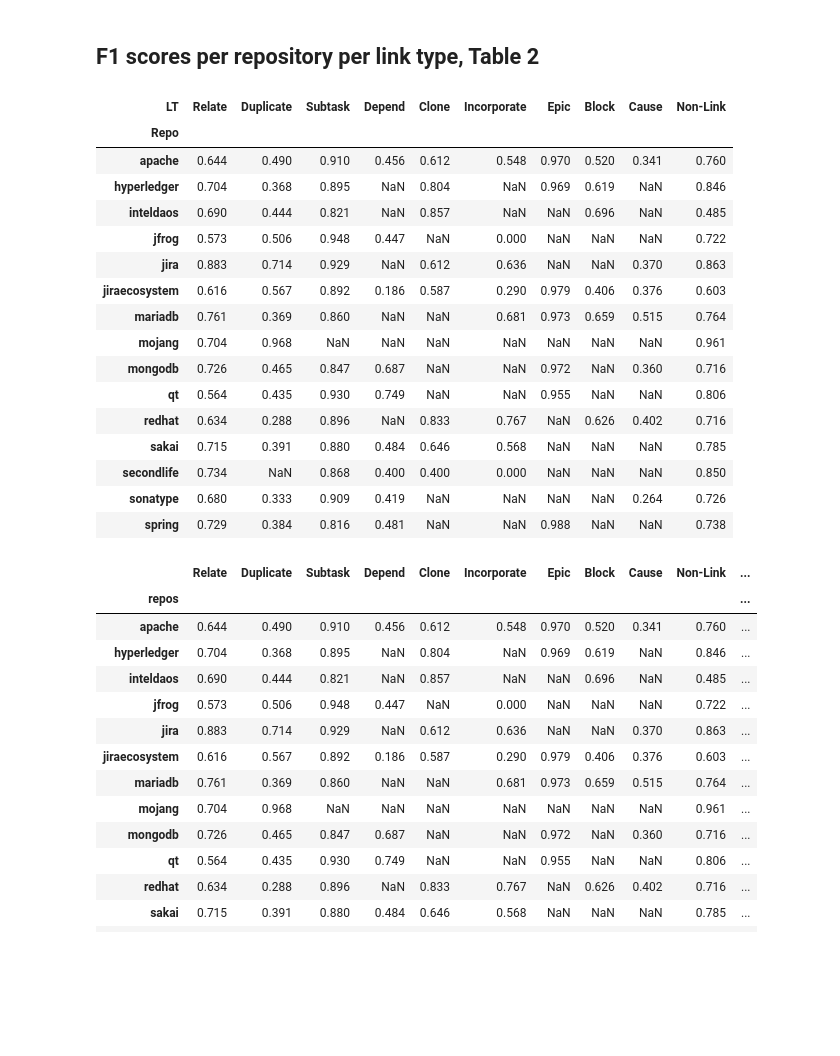
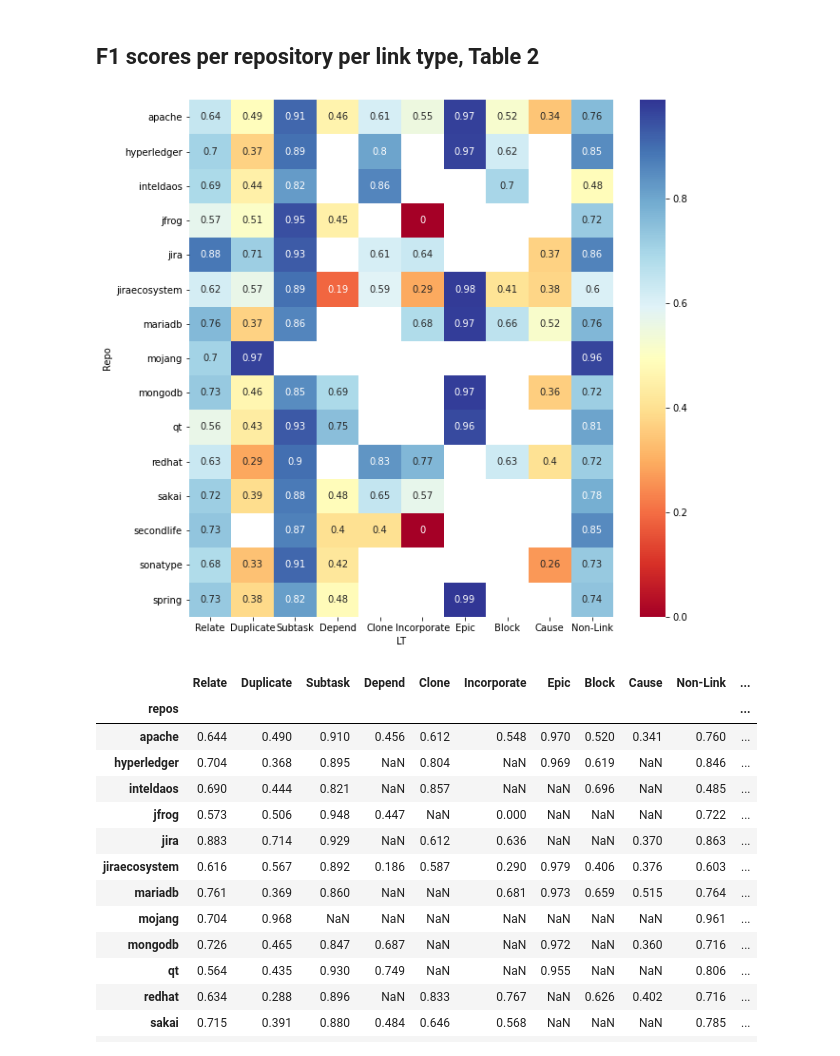
Before and after one commit to RegenKordel/LYNX-TypedLinkDetection, a Jupyter notebook: BERT_results_correlations.ipynb, the cells around one changed output. Drawn from its saved outputs; the diff is of its cells as text; code cells hidden in the pictures; blank space fills up the shorter version.

```diff
--- a/BERT_results_correlations.ipynb
+++ b/BERT_results_correlations.ipynb
@@ -589,28 +589,15 @@ fig.savefig('pics/LT_Share.png')
 # %%
 repo_lt_performance_df = pd.pivot_table(lt_ov, values='F1', index=['Repo'],
                     columns=['LT'], aggfunc=np.sum)[['Relate', 'Duplicate', 'Subtask',
                                                            'Depend', 'Clone', 'Incorporate',
                                                            'Epic', 'Block', 'Cause', 'Non-Link']]
 
-round(repo_lt_performance_df, 3)
+fig = plt.figure(figsize=(10,10))
+sns.heatmap(repo_lt_performance_df, cmap="RdYlBu", annot=True)
+
+fig.savefig('pics/Repo_F1.png')
 # %% [output]
-| LT | Relate | Duplicate | Subtask | Depend | Clone | Incorporate | Epic | Block | Cause | Non-Link |
-| Repo |  |  |  |  |  |  |  |  |  |  |
-| apache | 0.644 | 0.490 | 0.910 | 0.456 | 0.612 | 0.548 | 0.970 | 0.520 | 0.341 | 0.760 |
-| hyperledger | 0.704 | 0.368 | 0.895 | NaN | 0.804 | NaN | 0.969 | 0.619 | NaN | 0.846 |
-| inteldaos | 0.690 | 0.444 | 0.821 | NaN | 0.857 | NaN | NaN | 0.696 | NaN | 0.485 |
-| jfrog | 0.573 | 0.506 | 0.948 | 0.447 | NaN | 0.000 | NaN | NaN | NaN | 0.722 |
-| jira | 0.883 | 0.714 | 0.929 | NaN | 0.612 | 0.636 | NaN | NaN | 0.370 | 0.863 |
-| jiraecosystem | 0.616 | 0.567 | 0.892 | 0.186 | 0.587 | 0.290 | 0.979 | 0.406 | 0.376 | 0.603 |
-| mariadb | 0.761 | 0.369 | 0.860 | NaN | NaN | 0.681 | 0.973 | 0.659 | 0.515 | 0.764 |
-| mojang | 0.704 | 0.968 | NaN | NaN | NaN | NaN | NaN | NaN | NaN | 0.961 |
-| mongodb | 0.726 | 0.465 | 0.847 | 0.687 | NaN | NaN | 0.972 | NaN | 0.360 | 0.716 |
-| qt | 0.564 | 0.435 | 0.930 | 0.749 | NaN | NaN | 0.955 | NaN | NaN | 0.806 |
-| redhat | 0.634 | 0.288 | 0.896 | NaN | 0.833 | 0.767 | NaN | 0.626 | 0.402 | 0.716 |
-| sakai | 0.715 | 0.391 | 0.880 | 0.484 | 0.646 | 0.568 | NaN | NaN | NaN | 0.785 |
-| secondlife | 0.734 | NaN | 0.868 | 0.400 | 0.400 | 0.000 | NaN | NaN | NaN | 0.850 |
-| sonatype | 0.680 | 0.333 | 0.909 | 0.419 | NaN | NaN | NaN | NaN | 0.264 | 0.726 |
-| spring | 0.729 | 0.384 | 0.816 | 0.481 | NaN | NaN | 0.988 | NaN | NaN | 0.738 |
+[figure, added]
 # %%
 repo_lt_perf_f1_df = repo_lt_performance_df.merge(stat_df[['repos', 'means', 'w_means']], left_on='Repo', right_on='repos')
 repo_lt_perf_f1_df.set_index('repos', inplace=True)
```
Also changed, not shown: parts of 8 cells of this notebook, 4 other files.
